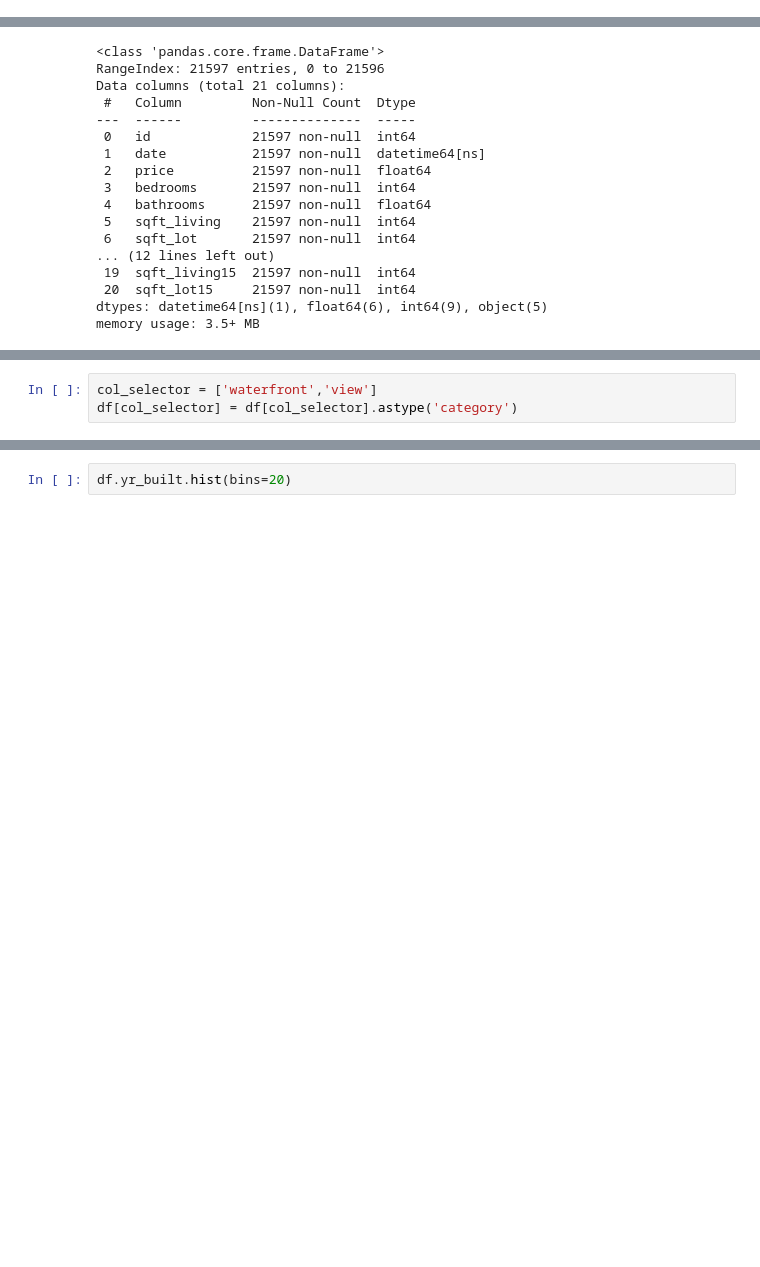
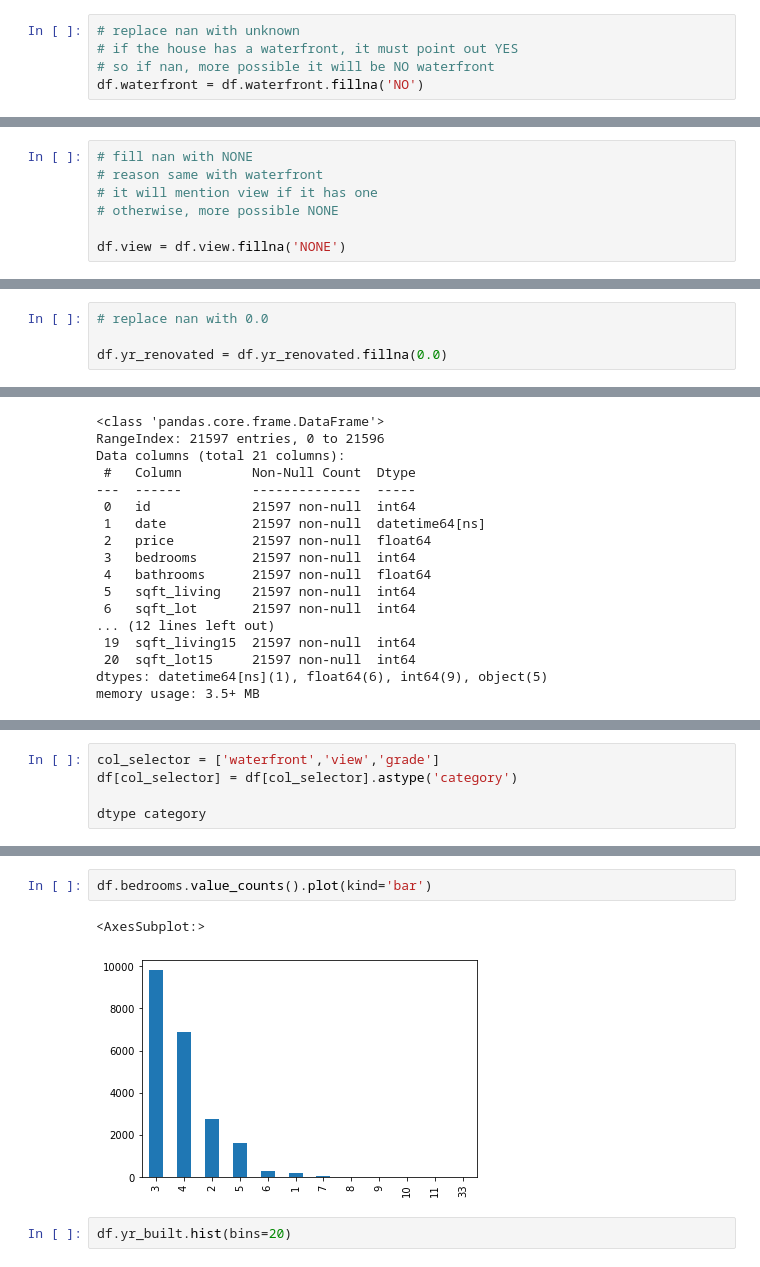
Before and after one commit to vivyhasadream/DS_P2_King-County-House-Sales-Predict, a Jupyter notebook: Han - 1 - Data Wrangling.ipynb, the cells around one changed output, grey strips where cells are left out. Drawn from its saved outputs; the diff is of its cells as text; blank space fills up the shorter version.

Commit message:
data wrangling - done data understanding, fill missing data

```diff
--- a/Han - 1 - Data Wrangling.ipynb
+++ b/Han - 1 - Data Wrangling.ipynb
@@ -64,0 +91,5 @@ df["date"]= pd.to_datetime(df["date"])
+# %%
+# replace nan with unknown
+# if the house has a waterfront, it must point out YES
+# so if nan, more possible it will be NO waterfront
+df.waterfront = df.waterfront.fillna('NO')
@@ -64,0 +114,7 @@ df["date"]= pd.to_datetime(df["date"])
+# %%
+# fill nan with NONE
+# reason same with waterfront
+# it will mention view if it has one
+# otherwise, more possible NONE
+
+df.view = df.view.fillna('NONE')
@@ -64,0 +155,4 @@ df["date"]= pd.to_datetime(df["date"])
+# %%
+# replace nan with 0.0
+
+df.yr_renovated = df.yr_renovated.fillna(0.0)
@@ -112,3 +218,5 @@ Name: date, Length: 21597, dtype: datetime64[ns]
 # %%
-col_selector = ['waterfront','view']
+col_selector = ['waterfront','view','grade']
 df[col_selector] = df[col_selector].astype('category')
+
+dtype category
@@ -135,3 +243,8 @@ memory usage: 3.2+ MB
+# %%
+df.bedrooms.value_counts().plot(kind='bar')
+# %% [output]
+<AxesSubplot:>
+[figure, added]
 # %%
 df.yr_built.hist(bins=20)
 # %% [output]
```
Also changed, not shown: parts of 26 cells of this notebook.
